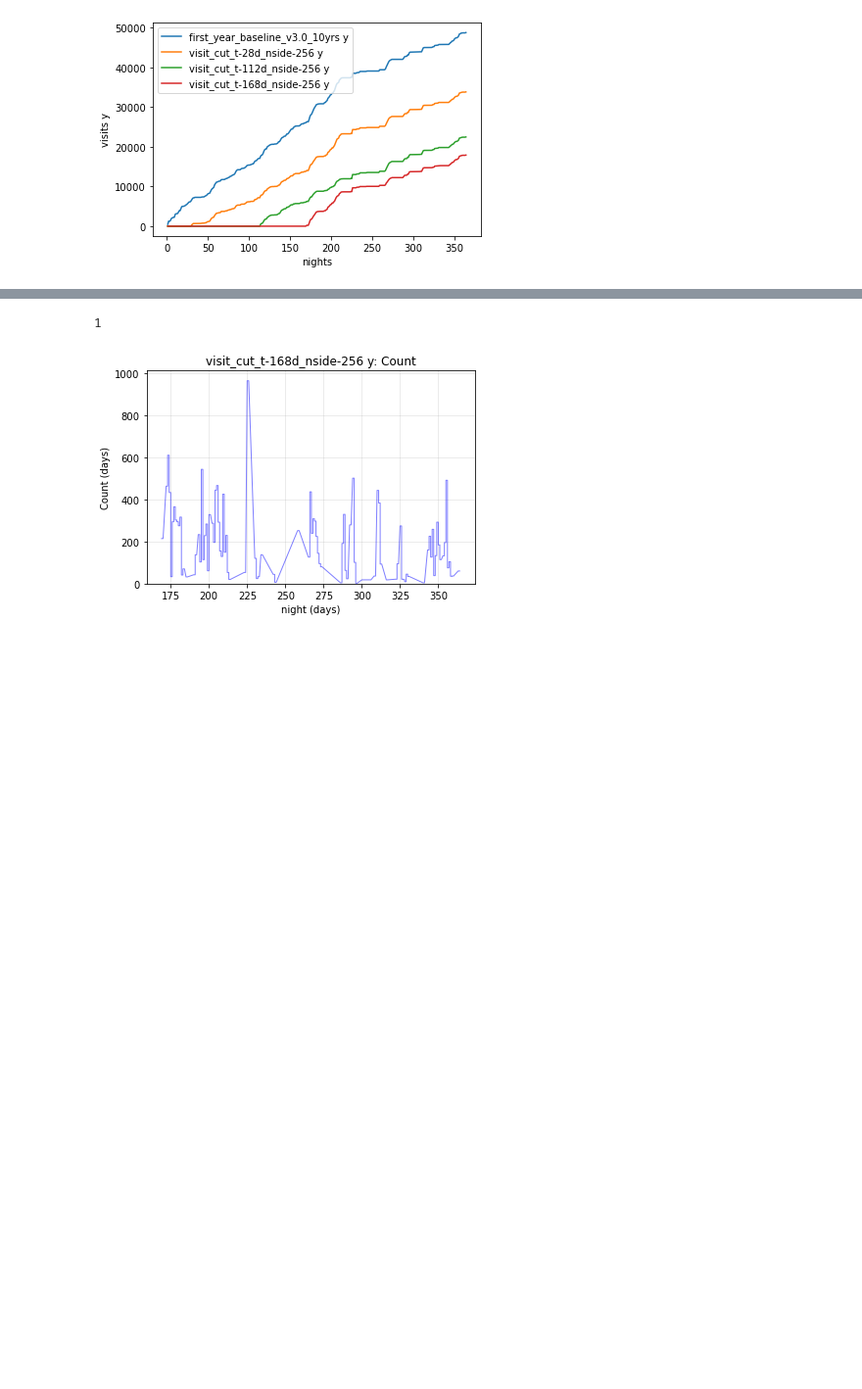
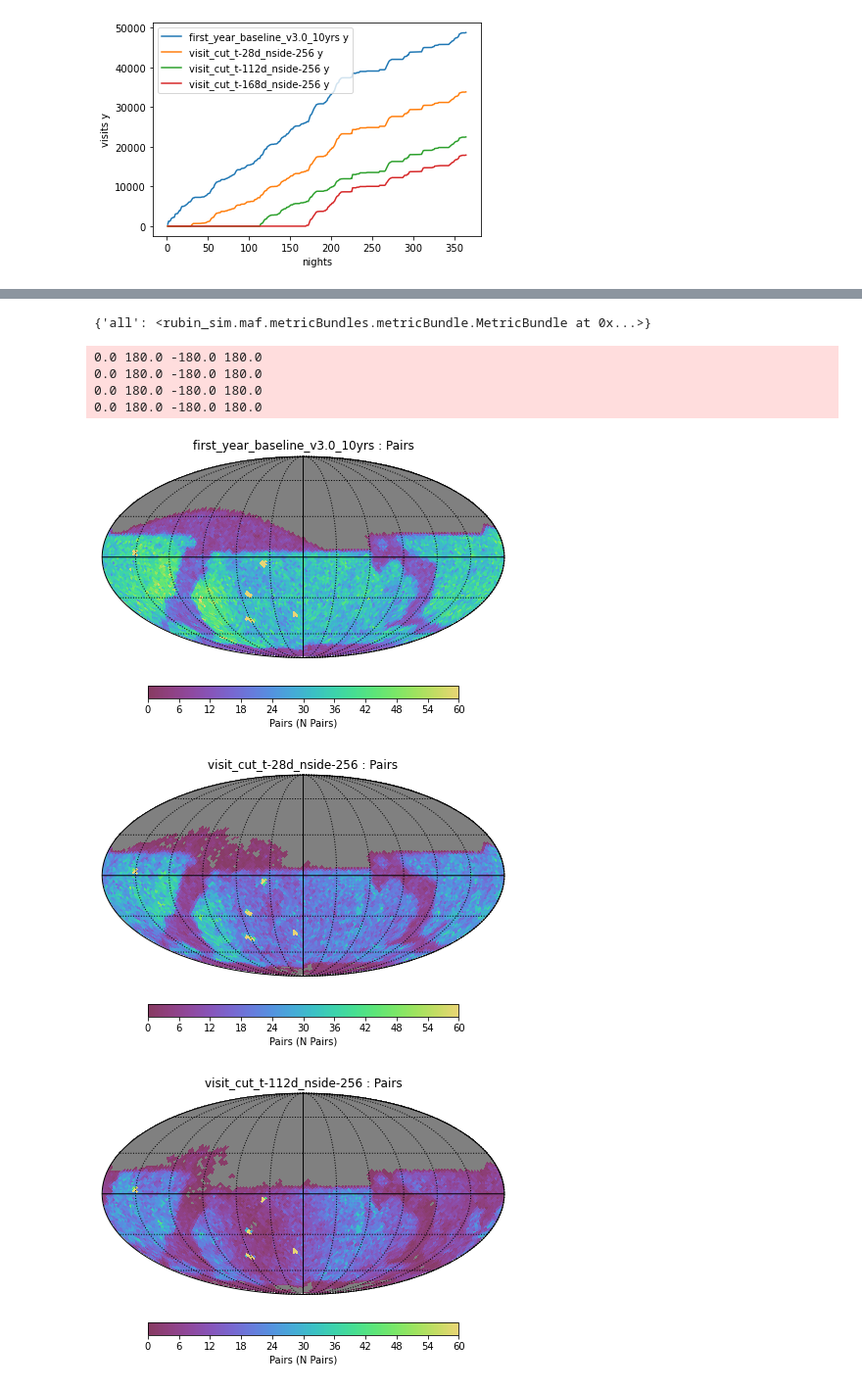
Before and after one commit to jrob93/rubin_templates, a Jupyter notebook: analyse_template_visits.ipynb, the cells around one changed output, grey strips where cells are left out. Shown at 98% size. Saved outputs shown, nothing was run; the diff lists cells and outputs as text; code cells hidden in the pictures; blank space fills up the shorter version.

```diff
--- a/analyse_template_visits.ipynb
+++ b/analyse_template_visits.ipynb
@@ -35,8 +48,8 @@ if not os.path.isfile(year1_fname):
 # %%
+# set up slicer for metrics
 # nside = 256
-# nside = 64
 nside = 32
-s = maf.HealpixSlicer(nside=nside)
+hp_slice = maf.HealpixSlicer(nside=nside)
 # %% [output]
 Healpix slicer using NSIDE=32, approximate resolution 109.935565 arcminutes
 # %% [markdown]
@@ -377,4 +198,0 @@ dict_keys(['u', 'g', 'r', 'i', 'z', 'y'])
-# %%
-for r in run_dict_area.keys():
-    footprint = run_dict_area[r]["footprint"]
-    print(footprint)
@@ -696,0 +416,24 @@ for f in 'ugrizy':
+# %%
+run_dict_pairs = {}
+
+for i in range(len(opsim_list)):
+    opsdb = maf.OpsimDatabase(opsim_list[i])
+    runName = os.path.split(opsdb)[-1].replace('.db', '')
+    print(runName)
+
+    bdict = {}
+#     for f in 'ugrizy':
+    for f in ["all"]:
+        m = maf.metrics.pairMetric.PairMetric(mjdCol='observationStartMJD', metricName='Pairs')
+
+        if f=="all":
+            constraint = None
+        else:
+            constraint = "filter=={}".format(f) # change this to accept lists?
+
+        bdict[f] = maf.MetricBundle(m, hp_slice, constraint, runName=runName)
+
+    g = maf.MetricBundleGroup(bdict, opsdb, 'temp')
+    g.runAll()
+
+    run_dict_pairs[runName] = bdict
@@ -697,7 +458,22 @@ for f in 'ugrizy':
+# %%
+bdict
+# %% [output]
+{'all': <rubin_sim.maf.metricBundles.metricBundle.MetricBundle at 0x...>}
 # %%
 ph = maf.PlotHandler(outDir='temp', thumbnail=False)
-ph.setMetricBundles([bdict[f]])
-ph.plot(plotFunc=maf.OneDBinnedData())
+
+plotDict = {'colorMin': 0, 'colorMax': 60}
+
+for r in run_dict_pairs.keys():
+    bdict = run_dict_pairs[r]
+
+    ph.setMetricBundles([bdict["all"]])
+    ph.plot(plotFunc=maf.HealpixSkyMap(), plotDicts=plotDict)
 # %% [output]
-1
+0.0 180.0 -180.0 180.0
+0.0 180.0 -180.0 180.0
+0.0 180.0 -180.0 180.0
+0.0 180.0 -180.0 180.0
-[figure, old version]
+[figure, new version]
+[figure, added]
+[figure, added]
```
Also changed, not shown: parts of 49 cells of this notebook.
